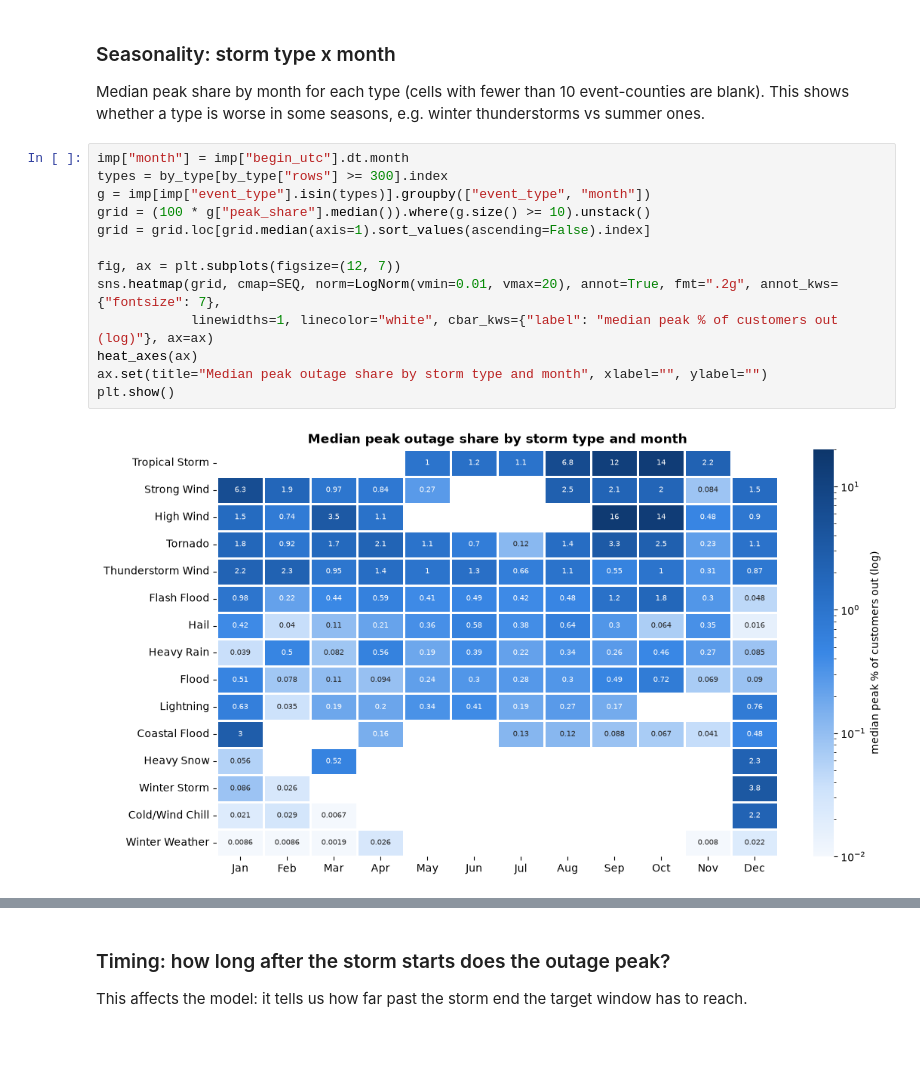
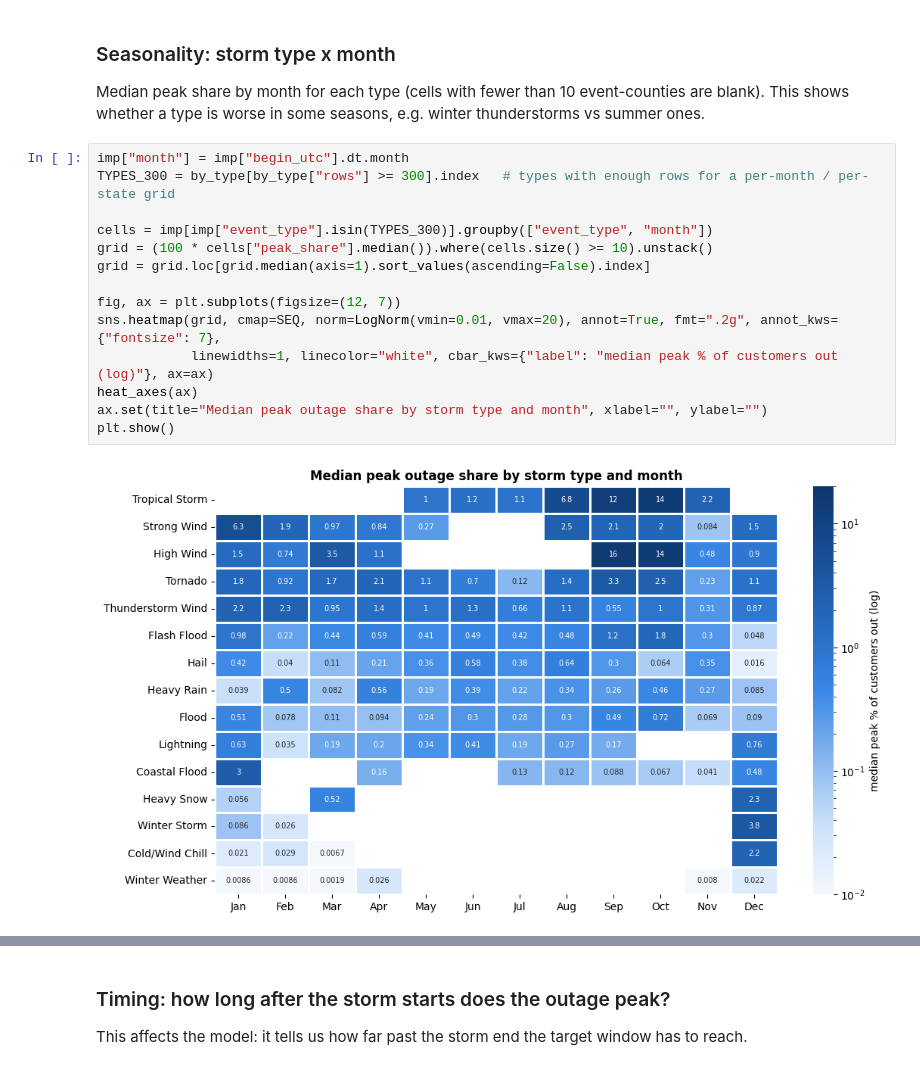
Before and after one commit to Chumpz0/Capstone-Power-Outage-Prediction, a Jupyter notebook: notebooks/03_eda_storm_outage.ipynb, the cells around one changed output, grey strips where cells are left out. Saved outputs shown, nothing was run; the diff lists cells and outputs as text; blank space fills up the shorter version.

```diff
--- a/notebooks/03_eda_storm_outage.ipynb
+++ b/notebooks/03_eda_storm_outage.ipynb
@@ -290,17 +310,18 @@ Median peak share by month for each type (cells with fewer than 10 event-countie
 worse in some seasons, e.g. winter thunderstorms vs summer ones.
 # %%
 imp["month"] = imp["begin_utc"].dt.month
-types = by_type[by_type["rows"] >= 300].index
-g = imp[imp["event_type"].isin(types)].groupby(["event_type", "month"])
-grid = (100 * g["peak_share"].median()).where(g.size() >= 10).unstack()
+TYPES_300 = by_type[by_type["rows"] >= 300].index   # types with enough rows for a per-month / per-state grid
+
+cells = imp[imp["event_type"].isin(TYPES_300)].groupby(["event_type", "month"])
+grid = (100 * cells["peak_share"].median()).where(cells.size() >= 10).unstack()
 grid = grid.loc[grid.median(axis=1).sort_values(ascending=False).index]
 
 fig, ax = plt.subplots(figsize=(12, 7))
 sns.heatmap(grid, cmap=SEQ, norm=LogNorm(vmin=0.01, vmax=20), annot=True, fmt=".2g", annot_kws={"fontsize": 7},
             linewidths=1, linecolor="white", cbar_kws={"label": "median peak % of customers out (log)"}, ax=ax)
 heat_axes(ax)
 ax.set(title="Median peak outage share by storm type and month", xlabel="", ylabel="")
 plt.show()
 # %% [output]
-[figure, old version]
+[figure, new version]
 # %%
```
Also changed, not shown: parts of 27 cells of this notebook, 7 other files.
